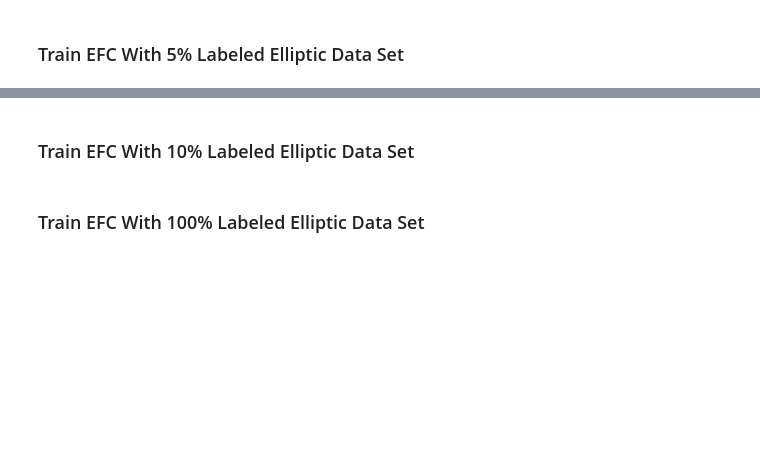
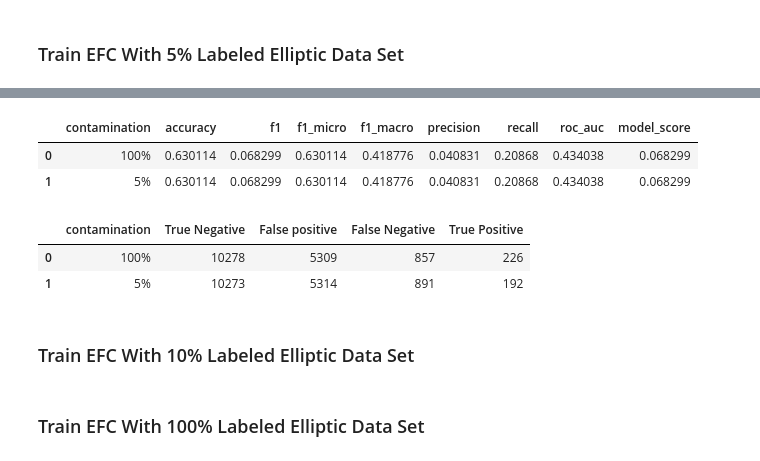
Before and after one commit to kevinsantana/PPCA-UnB-Dissertation, a Jupyter notebook: models/notebooks/efc.ipynb, the cells around one changed output, grey strips where cells are left out. Saved outputs shown, nothing was run; the diff lists cells and outputs as text; code cells hidden in the pictures; blank space fills up the shorter version.

```diff
--- a/models/notebooks/efc.ipynb
+++ b/models/notebooks/efc.ipynb
@@ -86,0 +123,2 @@ pprint(metric_dict)
+# %%
+df_efc_metrics = pd.DataFrame(data=metric_dict, columns=columns_metrics, index=[0])
@@ -121,4 +204,3 @@ y_predicted, energies = one_class_predict(np.array(X_test), coupling, h_i, cutof
 # %%
-model_score = calculate_model_score(y_true=y_test.values, y_pred=y_predicted, metric="f1")
-model_score
+model_score_5 = calculate_model_score(y_true=y_test.values, y_pred=y_predicted, metric="f1")
 # %%
@@ -127,5 +209,6 @@ y_pred = y_predicted
 # %%
-metric_dict = {
+metric_dict_5 = {
+        "contamination": "5%",
         "accuracy": accuracy_score(y_true, y_pred),
         "f1": f1_score(y_true, y_pred, pos_label=1),
         "f1_micro": f1_score(y_true, y_pred, average="micro"),
@@ -133,5 +216,6 @@ metric_dict = {
         "precision": precision_score(y_true, y_pred),
         "recall": recall_score(y_true, y_pred),
         "roc_auc": roc_auc_score(y_true, y_pred),
+        "model_score": model_score_5,
     }
 # %%
@@ -138,0 +233,8 @@ pprint(metric_dict)
+# %%
+df_efc_metrics.loc[1] = metric_dict_5
+# %%
+df_efc_metrics
+# %% [output]
+|  | contamination | accuracy | f1 | f1_micro | f1_macro | precision | recall | roc_auc | model_score |
+| 0 | 100% | 0.630114 | 0.068299 | 0.630114 | 0.418776 | 0.040831 | 0.20868 | 0.434038 | 0.068299 |
+| 1 | 5% | 0.630114 | 0.068299 | 0.630114 | 0.418776 | 0.040831 | 0.20868 | 0.434038 | 0.068299 |
@@ -139,3 +251,9 @@ pprint(metric_dict)
+# %%
+df_efc_confusion_matrix
+# %% [output]
+|  | contamination | True Negative | False positive | False Negative | True Positive |
+| 0 | 100% | 10278 | 5309 | 857 | 226 |
+| 1 | 5% | 10273 | 5314 | 891 | 192 |
 # %% [markdown]
 ### Train EFC With 10% Labeled Elliptic Data Set
 # %%
```
Also changed, not shown: parts of 36 cells of this notebook, 3 other files.
